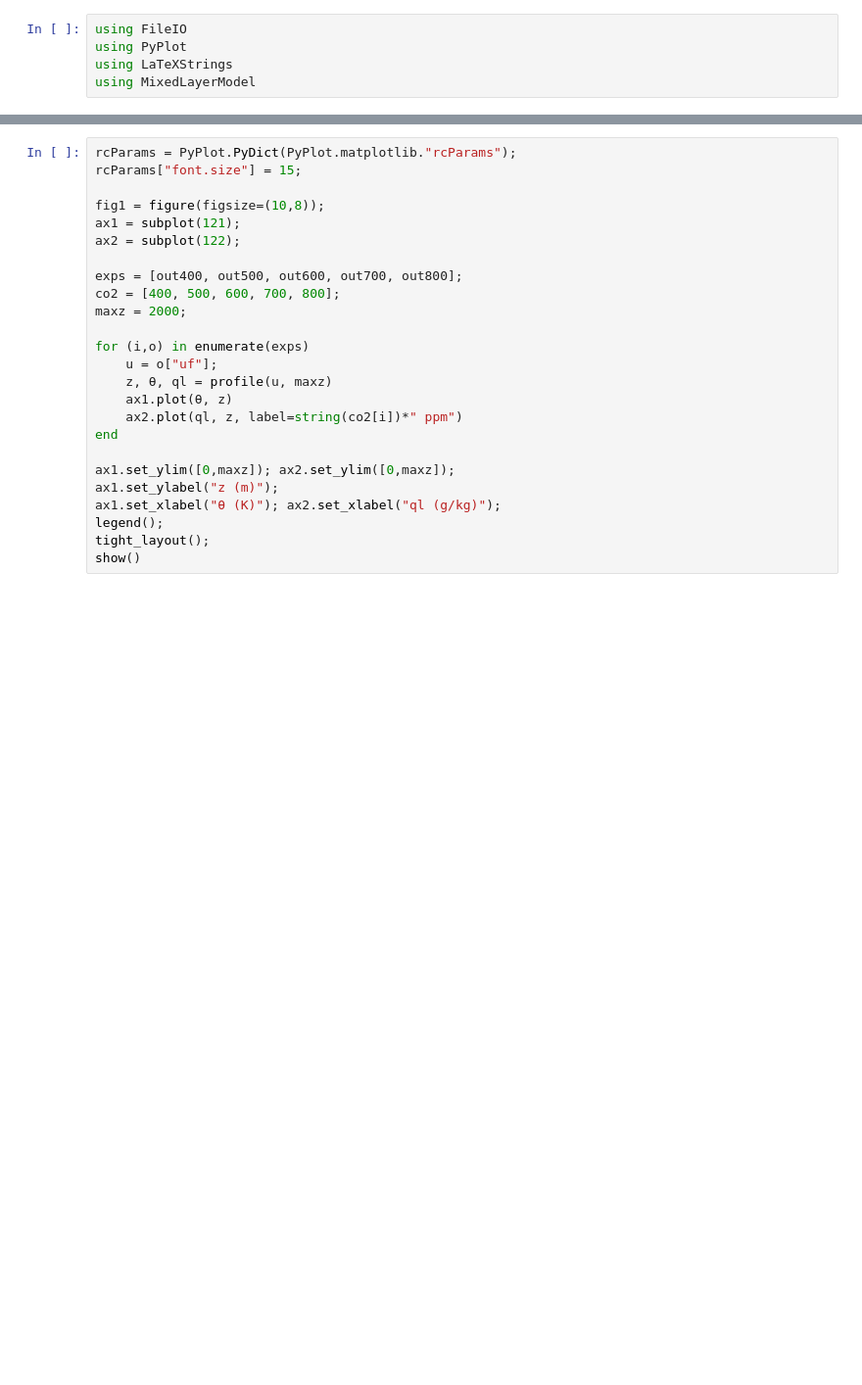
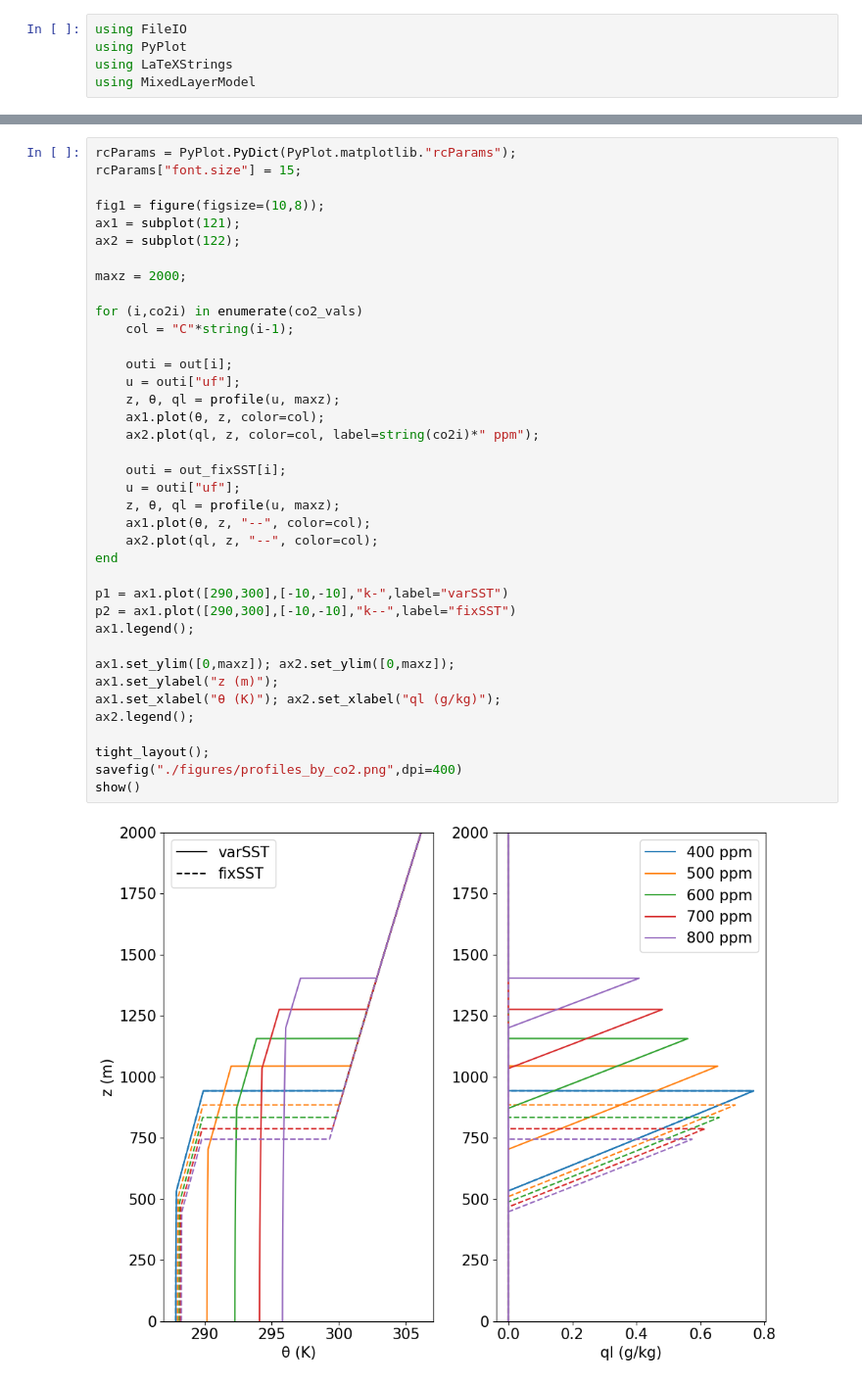
Before and after one commit to claresinger/MixedLayerModel.jl, a Jupyter notebook: plotting/co2_profiles.ipynb, the cells around one changed output, grey strips where cells are left out. Shown at 98% size. Cells and saved outputs as stored; diff of their text form; blank space fills up the shorter version.

```diff
--- a/plotting/co2_profiles.ipynb
+++ b/plotting/co2_profiles.ipynb
@@ -36,25 +42,40 @@ p = basic_params();
 # %%
 rcParams = PyPlot.PyDict(PyPlot.matplotlib."rcParams");
 rcParams["font.size"] = 15;
 
 fig1 = figure(figsize=(10,8));
 ax1 = subplot(121);
 ax2 = subplot(122);
 
-exps = [out400, out500, out600, out700, out800];
-co2 = [400, 500, 600, 700, 800];
 maxz = 2000;
 
-for (i,o) in enumerate(exps)
-    u = o["uf"];
-    z, θ, ql = profile(u, maxz)
-    ax1.plot(θ, z)
-    ax2.plot(ql, z, label=string(co2[i])*" ppm")
+for (i,co2i) in enumerate(co2_vals)
+    col = "C"*string(i-1);
+
+    outi = out[i];
+    u = outi["uf"];
+    z, θ, ql = profile(u, maxz);
+    ax1.plot(θ, z, color=col);
+    ax2.plot(ql, z, color=col, label=string(co2i)*" ppm");
+
+    outi = out_fixSST[i];
+    u = outi["uf"];
+    z, θ, ql = profile(u, maxz);
+    ax1.plot(θ, z, "--", color=col);
+    ax2.plot(ql, z, "--", color=col);
 end
+
+p1 = ax1.plot([290,300],[-10,-10],"k-",label="varSST")
+p2 = ax1.plot([290,300],[-10,-10],"k--",label="fixSST")
+ax1.legend();
 
 ax1.set_ylim([0,maxz]); ax2.set_ylim([0,maxz]);
 ax1.set_ylabel("z (m)");
 ax1.set_xlabel("θ (K)"); ax2.set_xlabel("ql (g/kg)");
-legend();
+ax2.legend();
+
 tight_layout();
+savefig("./figures/profiles_by_co2.png",dpi=400)
 show()
+# %% [output]
+[figure, added]
```
Also changed, not shown: parts of 2 cells of this notebook, 1 other file.
